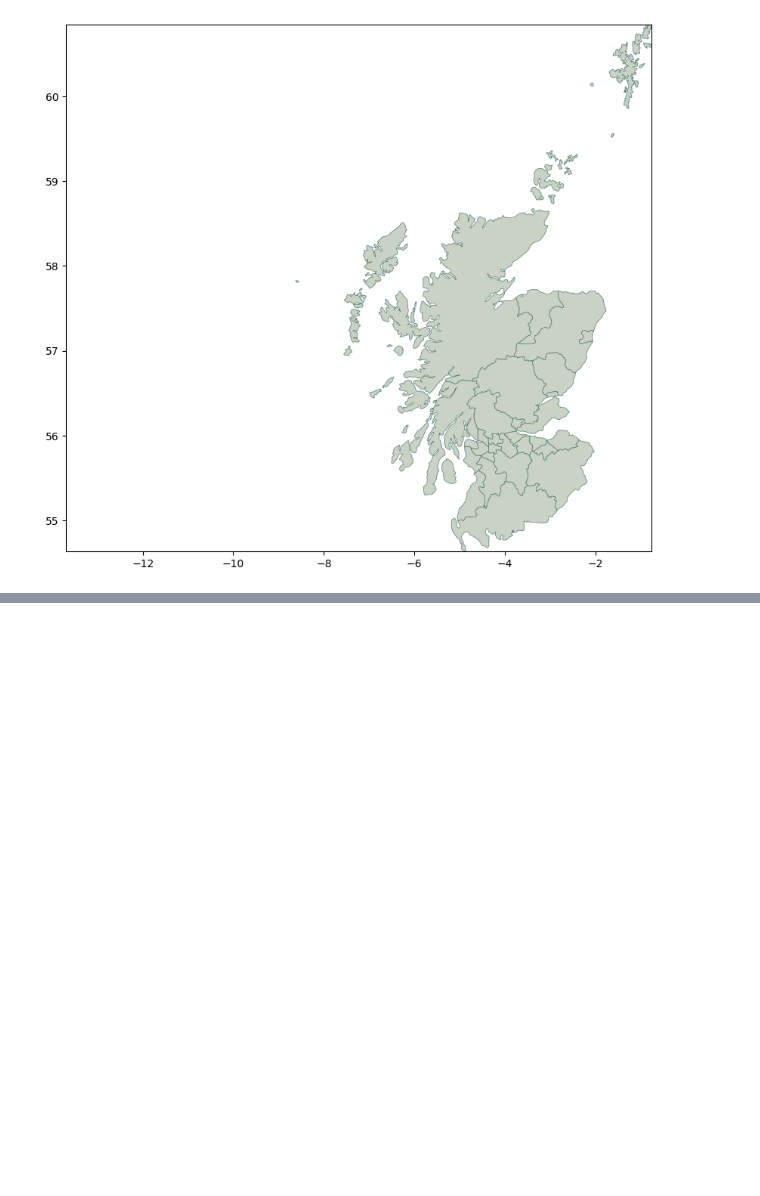
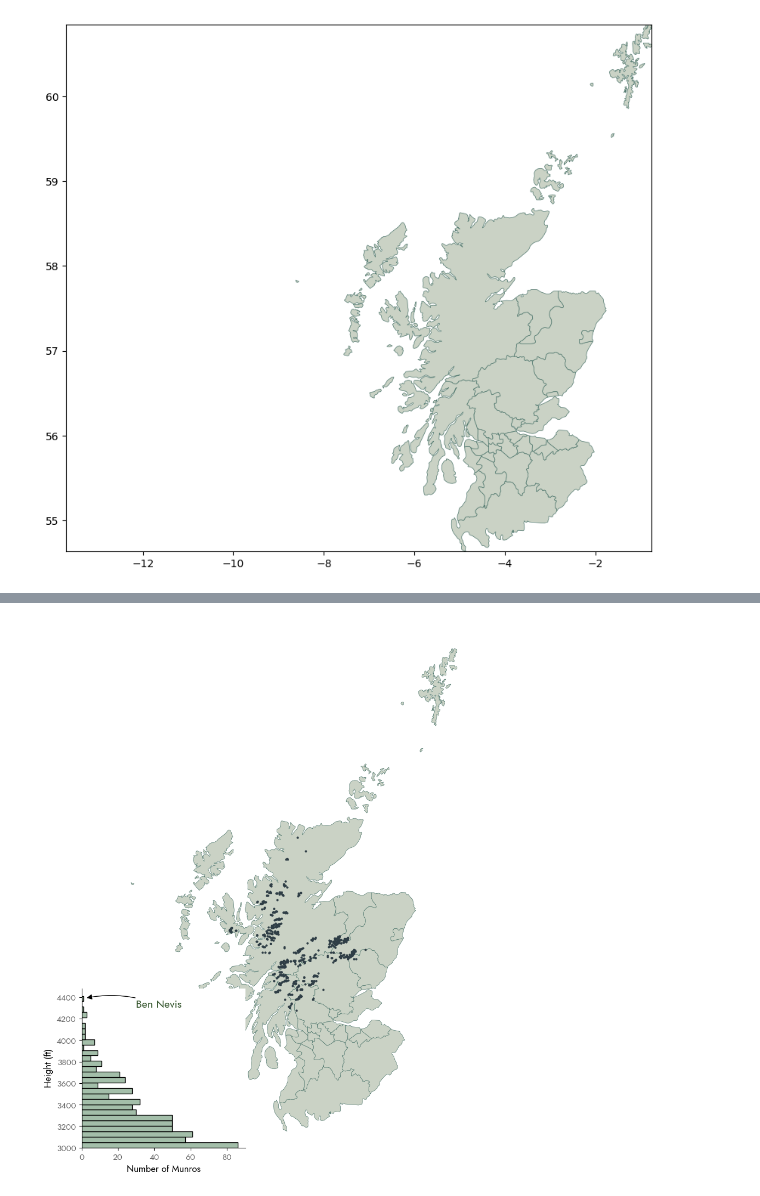
Before and after one commit to Peplinn/visualizations, a Jupyter notebook: tidytuesday/scottish-munros/playground.ipynb, the cells around one changed output, grey strips where cells are left out. Saved outputs shown, nothing was run; the diff lists cells and outputs as text; code cells hidden in the pictures; blank space fills up the shorter version.

```diff
--- a/tidytuesday/scottish-munros/playground.ipynb
+++ b/tidytuesday/scottish-munros/playground.ipynb
@@ -291,0 +383,80 @@ plt.show()
+# %%
+fig, ax = plt.subplots(figsize=(10, 10))
+borderless_scotland.plot(
+    ax=ax,
+    edgecolor="#52796f",
+    color="#cad2c5",
+    linewidth=0.5,
+    # set_xbound = 12
+)
+
+plt.axis('off')
+
+ax.set_xlim(left=-10, right=ax.get_xlim()[1])
+
+ax.scatter(
+    x = "lon",
+    y = "lat",
+    data = munros_gdf,
+    color = "#2f3e46",
+    s = 4,
+)
+
+sub_ax = inset_axes(
+    parent_axes=ax,
+    width="40%",
+    height="30%",
+    borderpad=1,
+    loc = "lower left"
+)
+
+sns.histplot(
+    y = "Height_ft",
+    data = latest_munros,
+    binwidth= 50,
+    color = "#84a98c",
+    ec = "black",
+    ax = sub_ax
+)
+
+sub_ax.set_ylabel("Height (ft)", fontproperties = jost_font, fontsize = 12)
+sub_ax.set_xlabel("Number of Munros", fontproperties = jost_font, fontsize = 12)
+sub_ax.set_ybound(3000)
+
+for label in sub_ax.get_xticklabels():
+    label.set_fontproperties(jost_font)
+    label.set_fontsize(11)
+    label.set_color("dimgray")
+
+for label in sub_ax.get_yticklabels():
+    label.set_fontproperties(jost_font)
+    label.set_fontsize(11)
+    label.set_color("dimgray")
+
+
+#arrow to highlight Ben Nevis
+sub_ax.annotate(
+    "Ben Nevis",
+    xy=(2, 4390), xycoords='data',
+    xytext=(30, 4300), textcoords='data',
+    fontproperties = jost_font,
+    fontsize = 14,
+    arrowprops=dict(
+        arrowstyle="-|>",
+        connectionstyle="arc3,rad=0.15",
+        fc = "black"
+    ),
+    # fontweight = "bold",
+    color = "#34552C"
+    # highlight_textprops = [
+    #     {"color": "#3f6e63", "fontweight": "bold"}
+	# ]
+)
+
+sns.despine()
+
+
+plt.tight_layout()
+plt.show()
+# %% [output]
+[figure, added]
```
Also changed, not shown: parts of 6 cells of this notebook.
